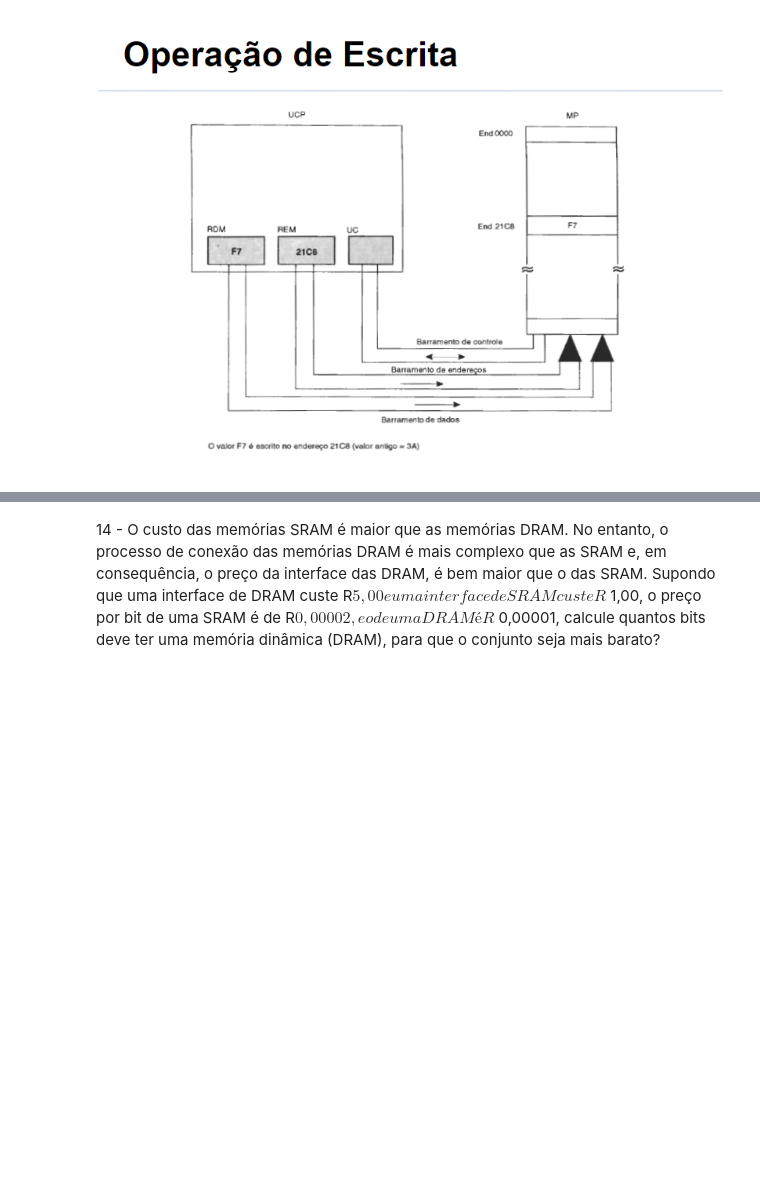
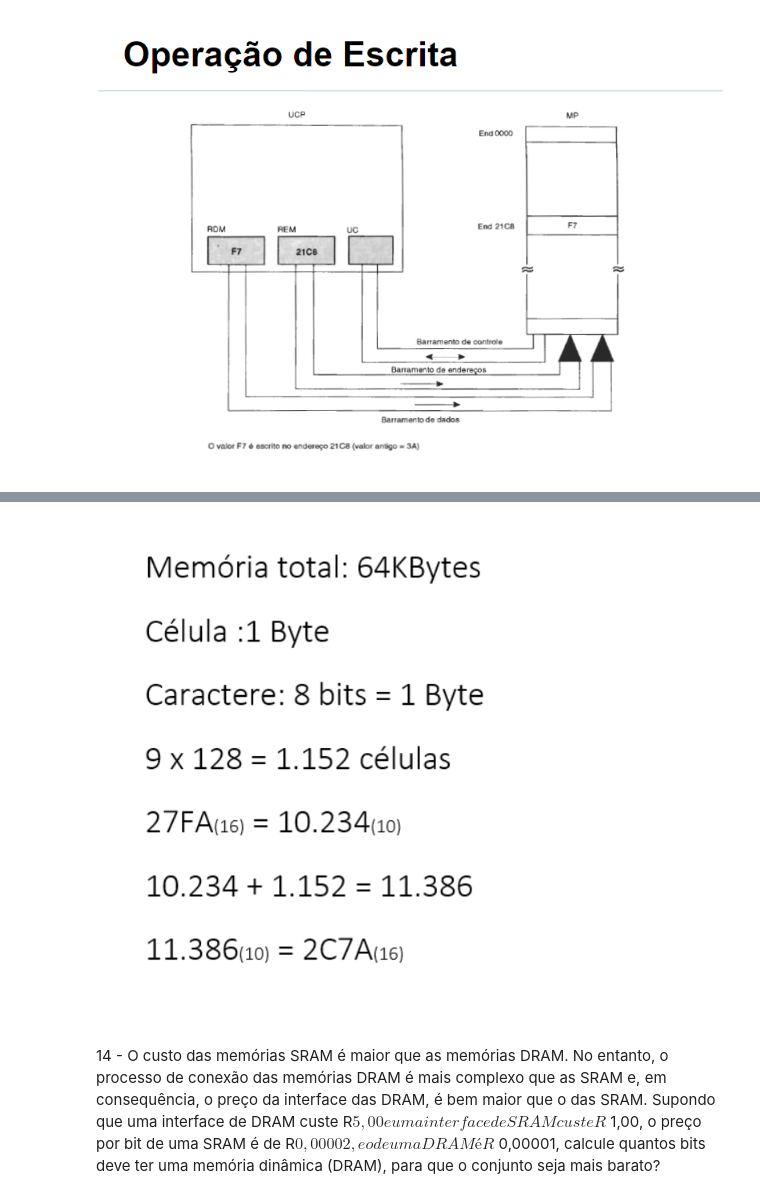
Before and after one commit to Flaeury/trabalho-SC, a Jupyter notebook: pasta-trabalhos-2Av/slide-88/exercicios-slide-88.ipynb, the cells around one changed output, grey strips where cells are left out. Saved outputs shown, nothing was run; the diff lists cells and outputs as text; code cells hidden in the pictures; blank space fills up the shorter version.

```diff
--- a/pasta-trabalhos-2Av/slide-88/exercicios-slide-88.ipynb
+++ b/pasta-trabalhos-2Av/slide-88/exercicios-slide-88.ipynb
@@ -43,3 +45,8 @@ Image(filename="escrita.png")
+# %%
+from IPython.display import Image
+Image(filename="memoria-bytes-13.png")
+# %% [output]
+[figure, added]
 # %% [markdown]
 14 - O custo das memórias SRAM é maior que as memórias DRAM. No entanto, o processo de conexão das memórias DRAM é mais complexo que as SRAM e, em consequência, o preço da interface das DRAM, é bem maior que o das SRAM. Supondo que uma interface de DRAM custe R$ 5,00 e uma interface de SRAM custe R$ 1,00, o preço por bit de uma SRAM é de R$ 0,00002, e o de uma DRAM é R$ 0,00001, calcule quantos bits deve ter uma memória dinâmica (DRAM), para que o conjunto seja mais barato?
 # %%
```
Also changed, not shown: parts of 1 cell of this notebook, 1 other file.
